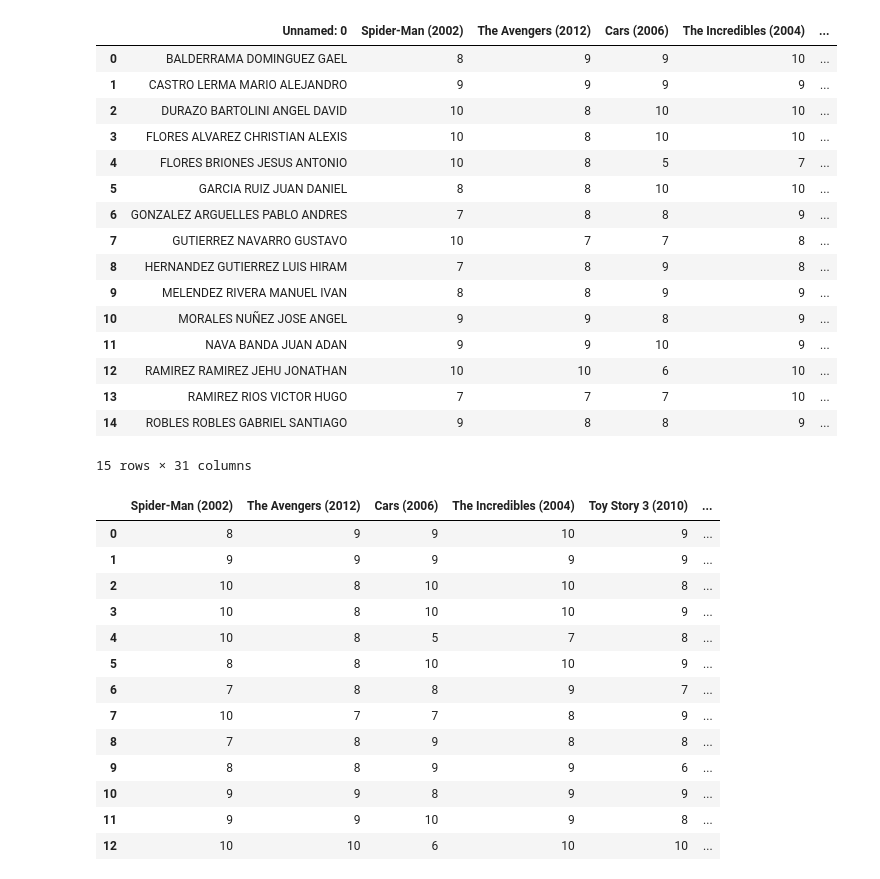
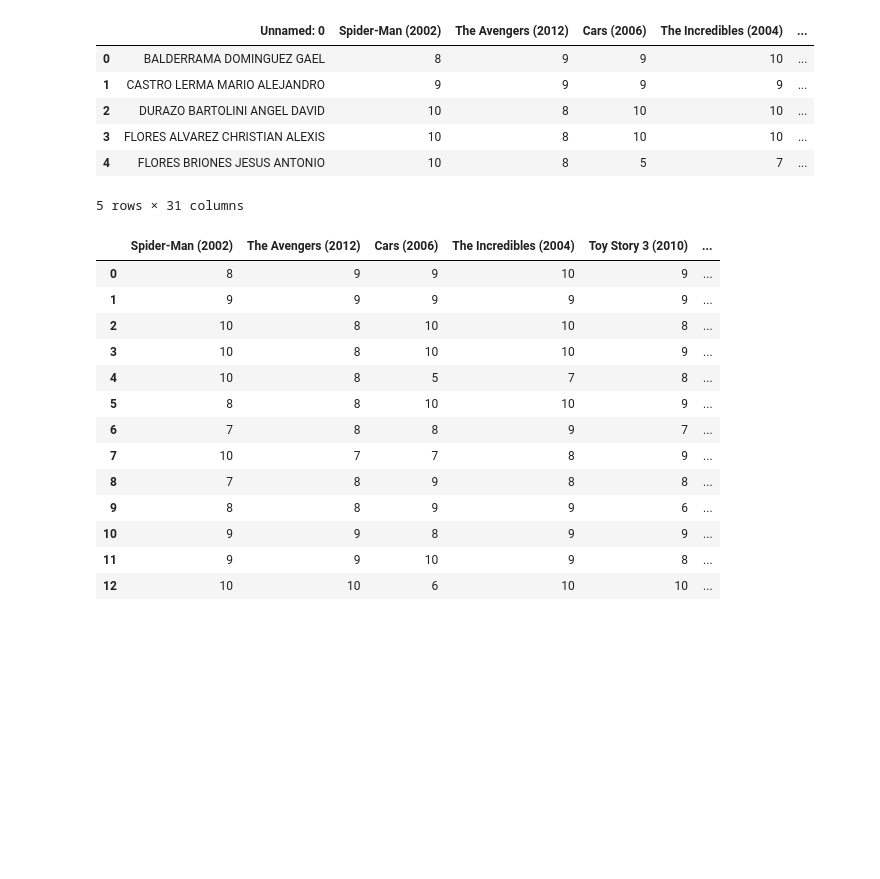
Before and after one commit to gmauricio-toledo/NLP-LCC, a Jupyter notebook: Notebooks/P02-SVD_Espacios_Latentes.ipynb, the cells around one changed output. Cells and saved outputs as stored; diff of their text form; code cells hidden in the pictures; blank space fills up the shorter version.

```diff
--- a/Notebooks/P02-SVD_Espacios_Latentes.ipynb
+++ b/Notebooks/P02-SVD_Espacios_Latentes.ipynb
@@ -5,28 +5,20 @@ import pandas as pd
 import numpy as np
 import matplotlib.pyplot as plt
 import seaborn as sns
-# %%
-#leyendo "Movie raitigns(Sheet1).csv"
-df = pd.read_csv("/content/Movie ratings(Sheet1).csv", encoding='latin-1')
-df
-# %% [output]
-|  | Unnamed: 0 | Spider-Man (2002) | The Avengers (2012) | Cars (2006) | The Incredibles (2004) | ... |
-| 0 | BALDERRAMA DOMINGUEZ GAEL | 8 | 9 | 9 | 10 | ... |
-| 1 | CASTRO LERMA MARIO ALEJANDRO | 9 | 9 | 9 | 9 | ... |
-| 2 | DURAZO BARTOLINI ANGEL DAVID | 10 | 8 | 10 | 10 | ... |
-| 3 | FLORES ALVAREZ CHRISTIAN ALEXIS | 10 | 8 | 10 | 10 | ... |
-| 4 | FLORES BRIONES JESUS ANTONIO | 10 | 8 | 5 | 7 | ... |
-| 5 | GARCIA RUIZ JUAN DANIEL | 8 | 8 | 10 | 10 | ... |
-| 6 | GONZALEZ ARGUELLES PABLO ANDRES | 7 | 8 | 8 | 9 | ... |
-| 7 | GUTIERREZ NAVARRO GUSTAVO | 10 | 7 | 7 | 8 | ... |
-| 8 | HERNANDEZ GUTIERREZ LUIS HIRAM | 7 | 8 | 9 | 8 | ... |
-| 9 | MELENDEZ RIVERA MANUEL IVAN | 8 | 8 | 9 | 9 | ... |
-| 10 | MORALES NUÑEZ JOSE ANGEL | 9 | 9 | 8 | 9 | ... |
-| 11 | NAVA BANDA JUAN ADAN | 9 | 9 | 10 | 9 | ... |
-| 12 | RAMIREZ RAMIREZ JEHU JONATHAN | 10 | 10 | 6 | 10 | ... |
-| 13 | RAMIREZ RIOS VICTOR HUGO | 7 | 7 | 7 | 10 | ... |
-| 14 | ROBLES ROBLES GABRIEL SANTIAGO | 9 | 8 | 8 | 9 | ... |
-15 rows × 31 columns
+# %%
+import pandas as pd
+
+url = "https://raw.githubusercontent.com/gmauricio-toledo/NLP-LCC/main/Archivos/MovieRatings.xlsx"
+df = pd.read_excel(url)
+df.head()
+# %% [output]
+|  | Unnamed: 0 | Spider-Man (2002) | The Avengers (2012) | Cars (2006) | The Incredibles (2004) | ... |
+| 0 | BALDERRAMA DOMINGUEZ GAEL | 8 | 9 | 9 | 10 | ... |
+| 1 | CASTRO LERMA MARIO ALEJANDRO | 9 | 9 | 9 | 9 | ... |
+| 2 | DURAZO BARTOLINI ANGEL DAVID | 10 | 8 | 10 | 10 | ... |
+| 3 | FLORES ALVAREZ CHRISTIAN ALEXIS | 10 | 8 | 10 | 10 | ... |
+| 4 | FLORES BRIONES JESUS ANTONIO | 10 | 8 | 5 | 7 | ... |
+5 rows × 31 columns
 # %%
 #droppeando la primera coumna con los nombres
 df_no_names = df.drop(columns=['Unnamed: 0'])
```
